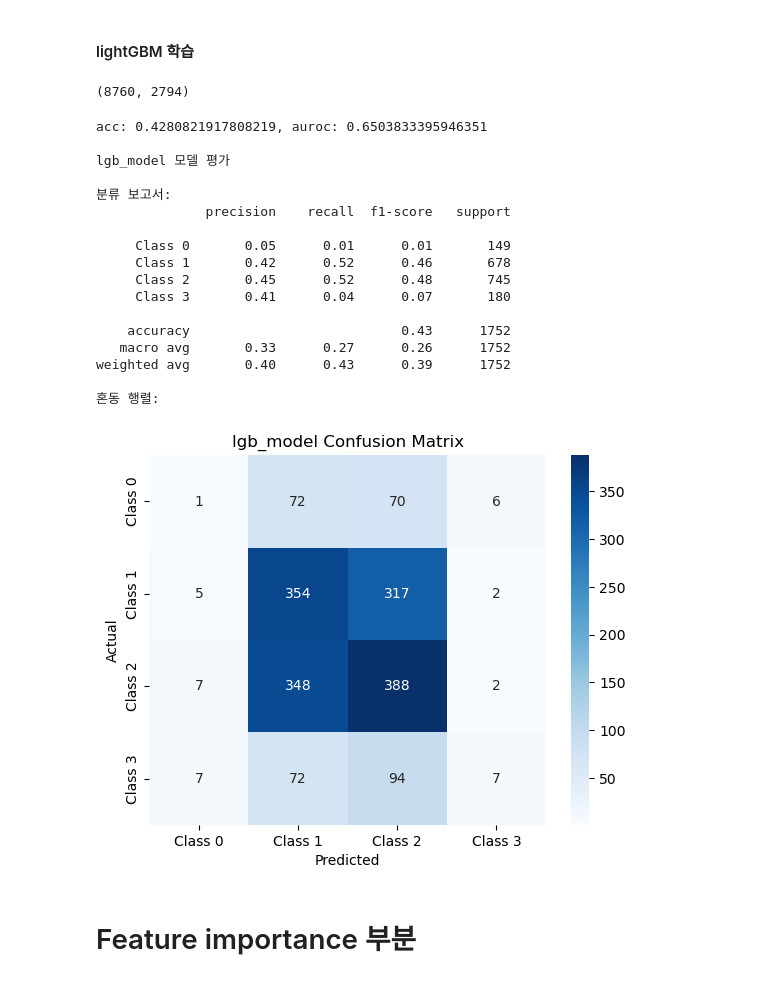
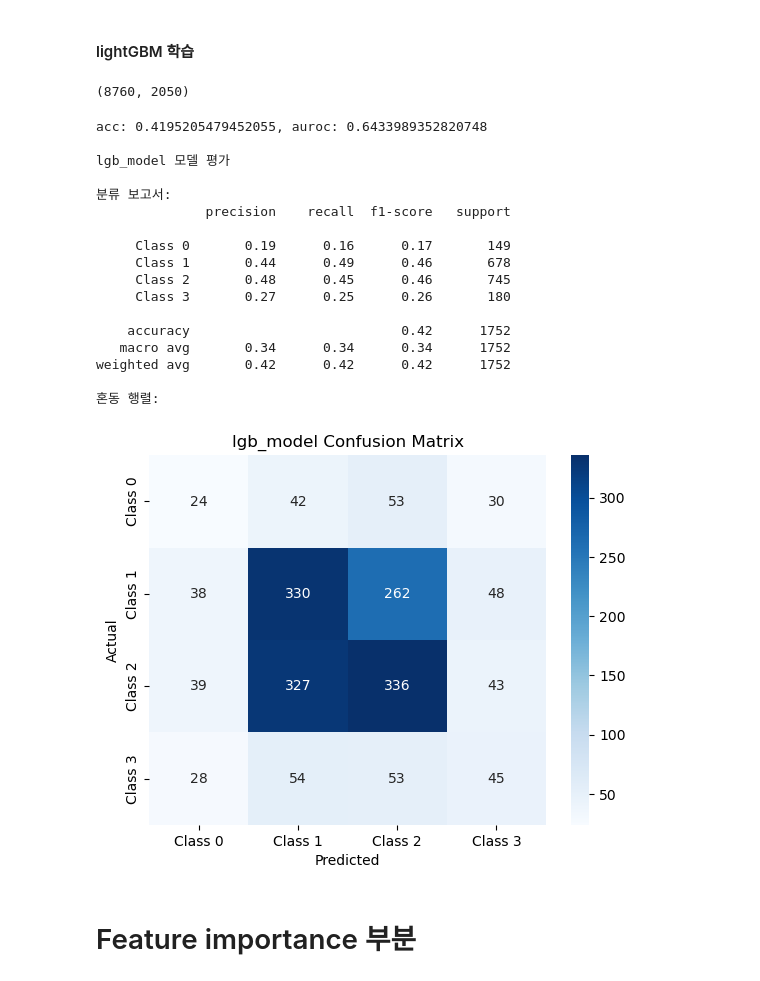
Before and after one commit to boostcampaitech7/level1-classificationinmachinelearning-recsys-08, a Jupyter notebook: src/baseline_ensenble_clean.ipynb, the cells around one changed output. Saved outputs shown, nothing was run; the diff lists cells and outputs as text; code cells hidden in the pictures.

```diff
--- a/src/baseline_ensenble_clean.ipynb
+++ b/src/baseline_ensenble_clean.ipynb
@@ -180,7 +180,7 @@ df.shape
 # %% [output]
 (11552, 208)
 # %%
-# df = df.drop(columns_with_many_zeros, axis=1)
+df = df.drop(columns_with_many_zeros, axis=1)
 # %%
 df.shape
 # %% [output]
@@ -276,19 +276,19 @@ imp_open_interest_columns = [
 df = ft.make_diff_change(df, imp_open_interest_columns) # 변동성, 차분 피처
 
 # 3. 롱/숏 비율
-df = ft.make_liquidation_to_volume_ratio(df, 'liquidations_deribit_all_symbol_long_liquidations', 'liquidations_deribit_all_symbol_short_liquidations',
+df = ft.make_liquidation_to_volume_ratio(df, 'liquidations_binance_all_symbol_long_liquidations', 'liquidations_binance_all_symbol_short_liquidations',
     'taker-buy-sell-stats_binance_taker_buy_volume', 'taker-buy-sell-stats_binance_taker_sell_volume') # 롱/숏 비율
 
 # 4. 청산/거래량 비율
-df = ft.make_liquidation_to_volume_ratio(df,'liquidations_deribit_all_symbol_long_liquidations', 'liquidations_deribit_all_symbol_short_liquidations',
+df = ft.make_liquidation_to_volume_ratio(df,'liquidations_binance_all_symbol_long_liquidations', 'liquidations_binance_all_symbol_short_liquidations',
     'taker-buy-sell-stats_binance_taker_buy_volume','taker-buy-sell-stats_binance_taker_sell_volume')
 
 # 5. # 청산된 USD 롱/숏 비율
-df = ft.make_liquidation_usd_ratio(df,'liquidations_deribit_all_symbol_long_liquidations_usd','liquidations_deribit_all_symbol_short_liquidations_usd')
+df = ft.make_liquidation_usd_ratio(df,'liquidations_binance_all_symbol_long_liquidations_usd','liquidations_binance_all_symbol_short_liquidations_usd')
 
 # 6. 펀딩 비율과 롱/숏 포지션 차이 곱
-df = ft.make_funding_rate_position_change(df, 'funding-rates_okx_funding_rates', 'liquidations_deribit_all_symbol_long_liquidations',
-    'liquidations_deribit_all_symbol_short_liquidations')
+df = ft.make_funding_rate_position_change(df, 'funding-rates_okx_funding_rates', 'liquidations_binance_all_symbol_long_liquidations',
+    'liquidations_binance_all_symbol_short_liquidations')
 
 # 7. 프리미엄 갭과 프리미엄 인덱스의 차이
 df = ft.make_premium_diff(df, 'coinbase-premium-index_coinbase_premium_gap', 'coinbase-premium-index_coinbase_premium_index')
@@ -384,7 +384,7 @@ conti_cols: List[str] = [col for col in df.columns if col not in category_cols +
 # %%
 train_df.shape
 # %% [output]
-(8760, 2794)
+(8760, 2050)
 # %%
 # train_test_split 으로 valid set, train set 분리
 x_train, x_valid, y_train, y_valid = train_test_split(
@@ -394,8 +394,12 @@ x_train, x_valid, y_train, y_valid = train_test_split(
     random_state=42,
 )
 
+# 클래스 가중치를 샘플 가중치로 변환
+class_weights = {0: 2.5, 1: 0.625, 2: 0.625, 3: 2.5}
+sample_weights = np.array([class_weights[label] for label in y_train])
+
 # lgb dataset
-train_data = lgb.Dataset(x_train, label=y_train)
+train_data = lgb.Dataset(x_train, label=y_train, weight=sample_weights)
 valid_data = lgb.Dataset(x_valid, label=y_valid, reference=train_data)
 
 # lgb params (베이스라인 코드의 기본 파라미터임)
@@ -413,42 +417,42 @@ params = {
 
 # lgb train
 lgb_model = lgb.train(
     params=params,
     train_set=train_data,
     valid_sets=valid_data,
 )
 
 # lgb predict
 y_valid_pred = lgb_model.predict(x_valid)
 y_valid_pred_class = np.argmax(y_valid_pred, axis = 1)
 
 # score check
 accuracy = accuracy_score(y_valid, y_valid_pred_class)
 auroc = roc_auc_score(y_valid, y_valid_pred, multi_class="ovr")
 
 print(f"acc: {accuracy}, auroc: {auroc}")
 
 # 추가된 confusion matrix 구현 부분
 evaluate_model(y_valid, y_valid_pred_class, "lgb_model")
 # %% [output]
-acc: 0.4280821917808219, auroc: 0.6503833395946351
+acc: 0.4195205479452055, auroc: 0.6433989352820748
 
 lgb_model 모델 평가
 
 분류 보고서:
               precision    recall  f1-score   support
 
-     Class 0       0.05      0.01      0.01       149
-     Class 1       0.42      0.52      0.46       678
-     Class 2       0.45      0.52      0.48       745
-     Class 3       0.41      0.04      0.07       180
+     Class 0       0.19      0.16      0.17       149
+     Class 1       0.44      0.49      0.46       678
+     Class 2       0.48      0.45      0.46       745
+     Class 3       0.27      0.25      0.26       180
 
-    accuracy                           0.43      1752
-   macro avg       0.33      0.27      0.26      1752
-weighted avg       0.40      0.43      0.39      1752
+    accuracy                           0.42      1752
+   macro avg       0.34      0.34      0.34      1752
+weighted avg       0.42      0.42      0.42      1752
 
 혼동 행렬:
-[figure, old version]
+[figure, new version]
 # %% [markdown]
 # Feature importance 부분
 # %%
```
Also changed, not shown: parts of 9 cells of this notebook.
